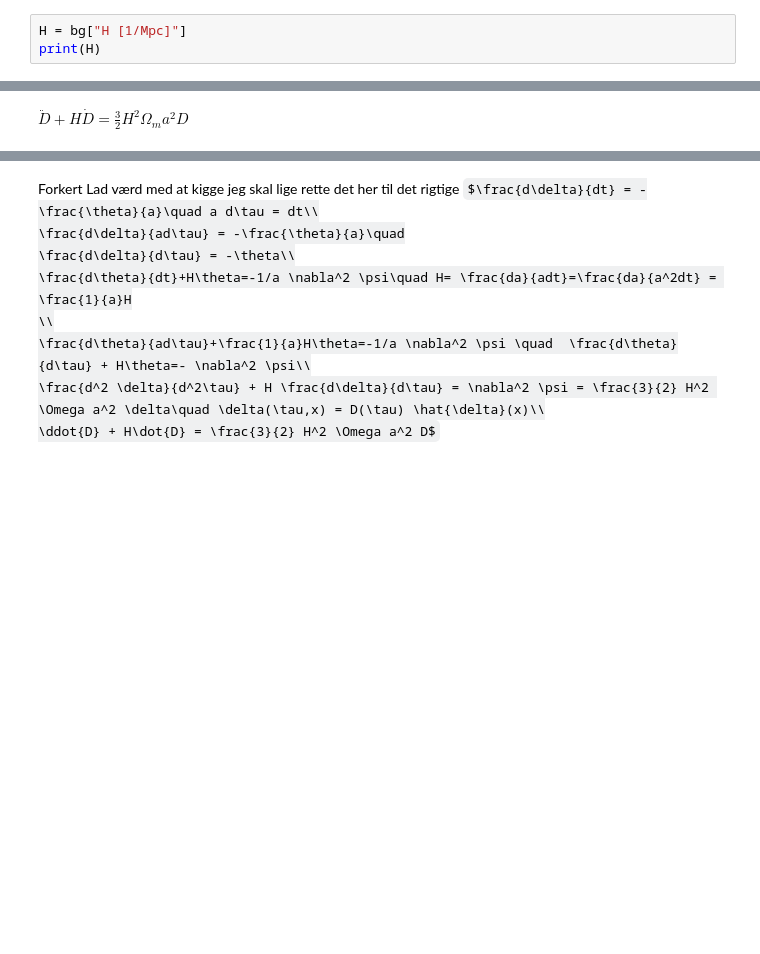
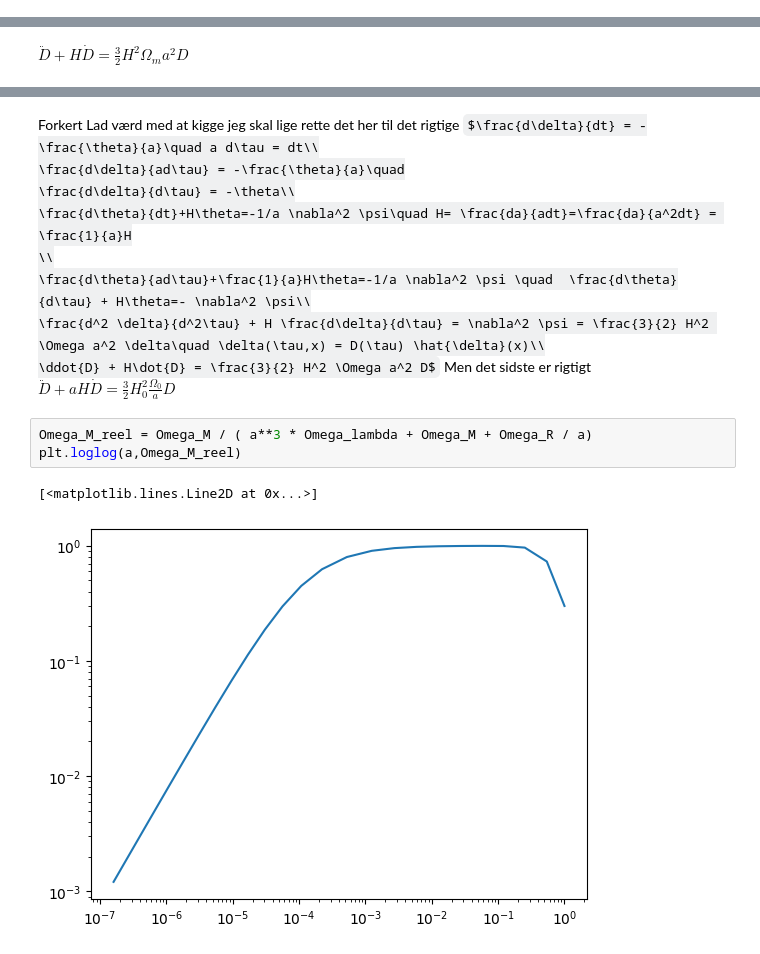
Before and after one commit to eriksteenberg/Grim-kode, a Jupyter notebook: Class shenanigens.ipynb, the cells around one changed output, grey strips where cells are left out. Cells and saved outputs as stored; diff of their text form; some formulas as TeX source; blank space fills up the shorter version.

```diff
--- a/Class shenanigens.ipynb
+++ b/Class shenanigens.ipynb
@@ -30,6 +30,3 @@ dict_keys(['z', 'proper time [Gyr]', 'conf. time [Mpc]', 'H [1/Mpc]', 'comov. di
 [<matplotlib.lines.Line2D at 0x...>]
 [figure]
 [figure]
-# %%
-H = bg["H [1/Mpc]"]
-print(H)
@@ -237,3 +259,12 @@ $\frac{d\delta}{dt} = -\frac{\theta}{a}\quad a d\tau = dt\\
 	 \frac{d\theta}{ad\tau}+\frac{1}{a}H\theta=-1/a \nabla^2 \psi \quad  \frac{d\theta}{d\tau} + H\theta=- \nabla^2 \psi\\
 	\frac{d^2 \delta}{d^2\tau} + H \frac{d\delta}{d\tau} = \nabla^2 \psi = \frac{3}{2} H^2 \Omega a^2 \delta\quad \delta(\tau,x) = D(\tau) \hat{\delta}(x)\\
 	\ddot{D} + H\dot{D} = \frac{3}{2} H^2 \Omega a^2 D$
+    Men det sidste er rigtigt
+    $
+    \ddot{D} + a H \dot{D} = \frac{3}{2} H_0 ^2 \frac{\Omega_0}{a} D$
+# %%
+Omega_M_reel = Omega_M / ( a**3 * Omega_lambda + Omega_M + Omega_R / a)
+plt.loglog(a,Omega_M_reel)
+# %% [output]
+[<matplotlib.lines.Line2D at 0x...>]
+[figure, added]
```
Also changed, not shown: parts of 10 cells of this notebook.
